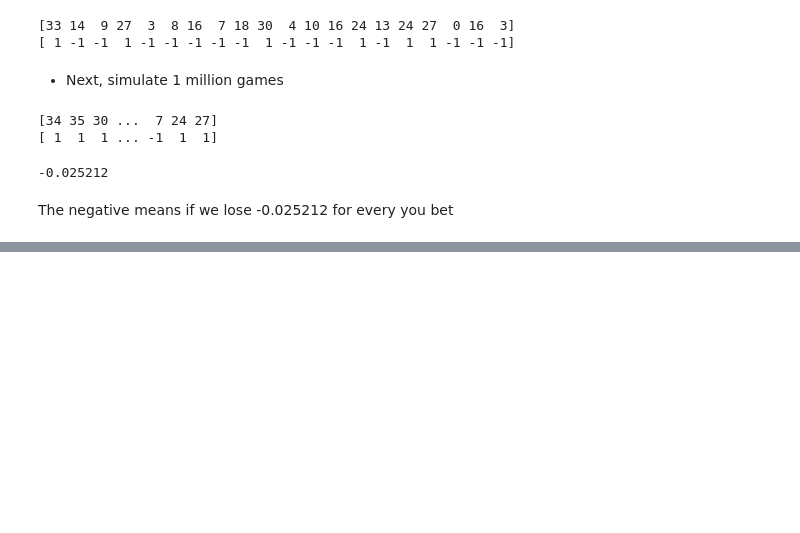
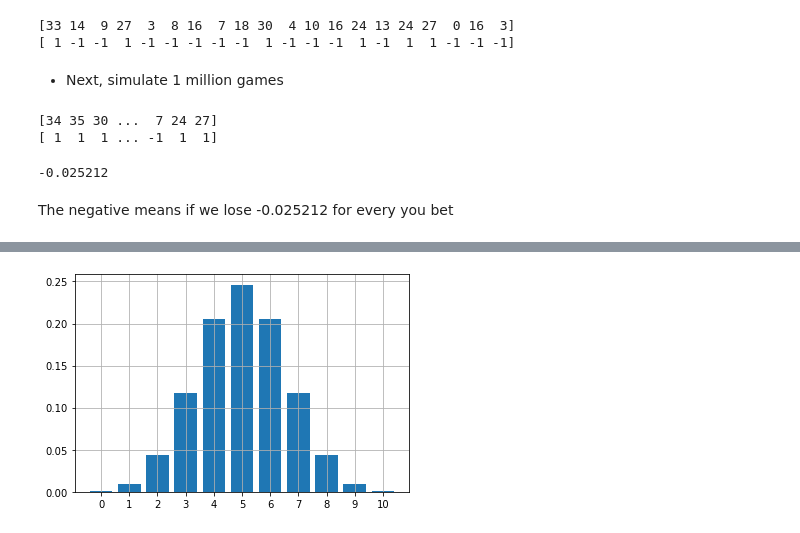
Before and after one commit to samyon7/Statistics-Python, a Jupyter notebook: Work_8/work_8-1.ipynb, the cells around one changed output, grey strips where cells are left out. Drawn from its saved outputs; the diff is of its cells as text; code cells hidden in the pictures; blank space fills up the shorter version.

```diff
--- a/Work_8/work_8-1.ipynb
+++ b/Work_8/work_8-1.ipynb
@@ -317,0 +378,17 @@ The negative means if we lose -0.025212 for every you bet
+# %%
+import scipy.stats as stats
+Y_rv = stats.binom(
+    n=10,
+    p=0.5
+)
+
+y_values = np.arange(0,11) # Integer from 0 to 10
+Y_probs = Y_rv.pmf(y_values) # Probability mass function
+
+# Next visualize this
+fig,ax = plt.subplots()
+ax.bar(y_values,Y_probs)
+ax.set_xticks(y_values)
+ax.grid()
+# %% [output]
+[figure, added]
```
Also changed, not shown: parts of 18 cells of this notebook.
